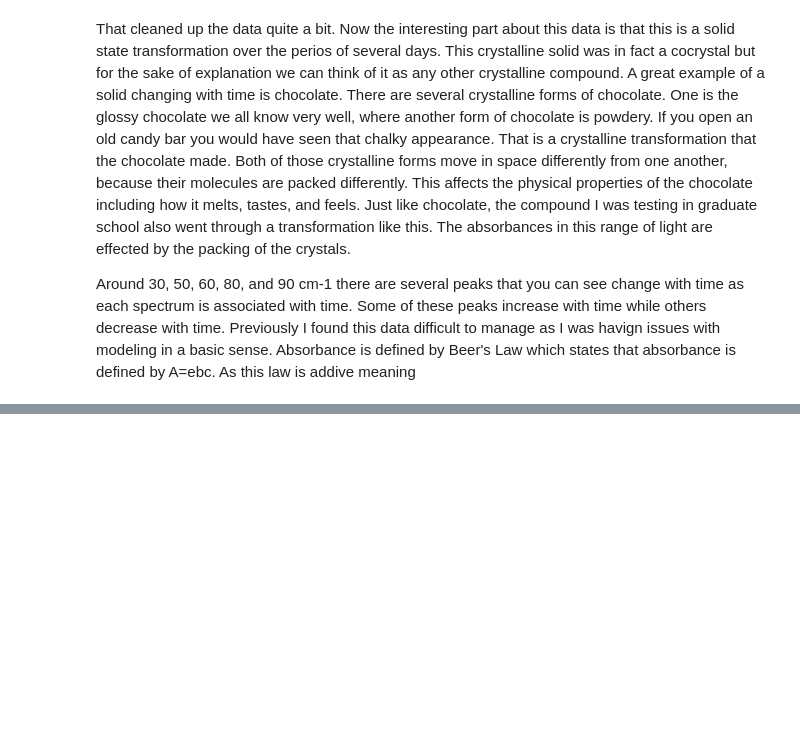
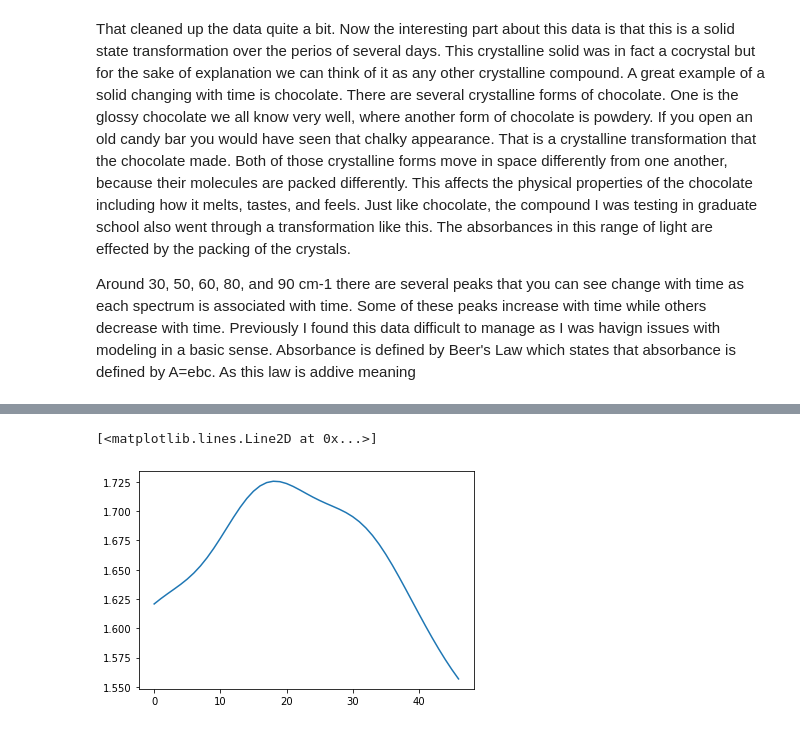
Before and after one commit to michaellaephillips/THzProject, a Jupyter notebook: THzProject.ipynb, the cells around one changed output, grey strips where cells are left out. Cells and saved outputs as stored; diff of their text form; code cells hidden in the pictures; blank space fills up the shorter version.

```diff
--- a/THzProject.ipynb
+++ b/THzProject.ipynb
@@ -81,0 +78,5 @@ I'm honestly not sure what the best way to model the data would be.
+# %%
+plt.plot(spectraLast[400:450])
+# %% [output]
+[<matplotlib.lines.Line2D at 0x...>]
+[figure, added]
```
Also changed, not shown: parts of 34 cells of this notebook.
